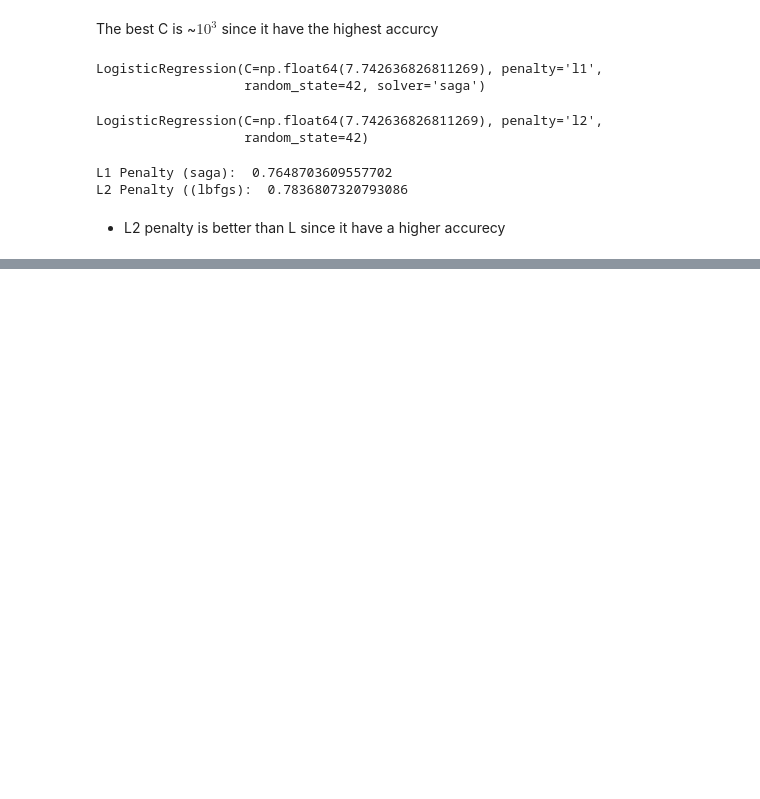
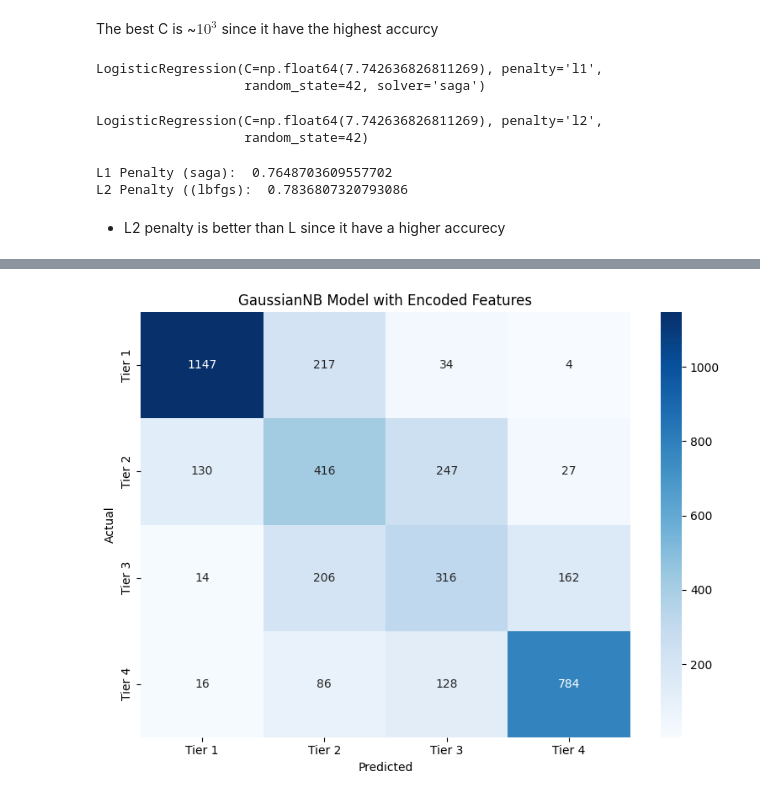
Before and after one commit to Get-Shit-Done-0-0/Machine-2, a Jupyter notebook: FIFA Players Performance Analysis.ipynb, the cells around one changed output, grey strips where cells are left out. Saved outputs shown, nothing was run; the diff lists cells and outputs as text; code cells hidden in the pictures; blank space fills up the shorter version.

```diff
--- a/FIFA Players Performance Analysis.ipynb
+++ b/FIFA Players Performance Analysis.ipynb
@@ -566,0 +623,7 @@ L2 Penalty ((lbfgs):  0.7836807320793086
+# %%
+X_train_gnb_2 = X_train_encoded[num_cols_for_gnb]
+X_test_gnb_2 = X_test_encoded[num_cols_for_gnb]
+
+gnb_2 = GaussianNB()
+gnb.fit(X_train_gnb_2, y_classification)
+gnb_pred_2 = gnb.predict(X_test_gnb_2)
@@ -566,0 +637,4 @@ L2 Penalty ((lbfgs):  0.7836807320793086
+# %%
+plot_heatmap(y_test_classification, gnb_pred_2, 'GaussianNB Model with Encoded Features')
+# %% [output]
+[figure, added]
```
Also changed, not shown: parts of 56 cells of this notebook.
